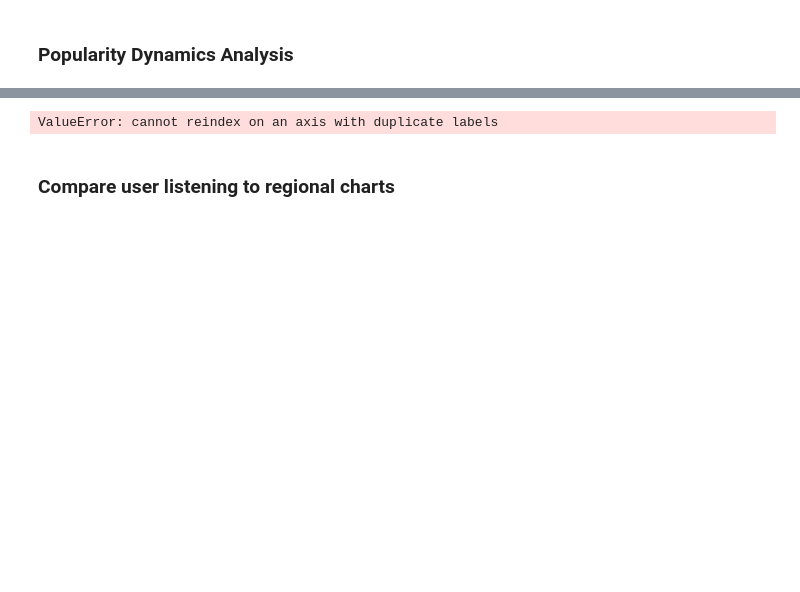
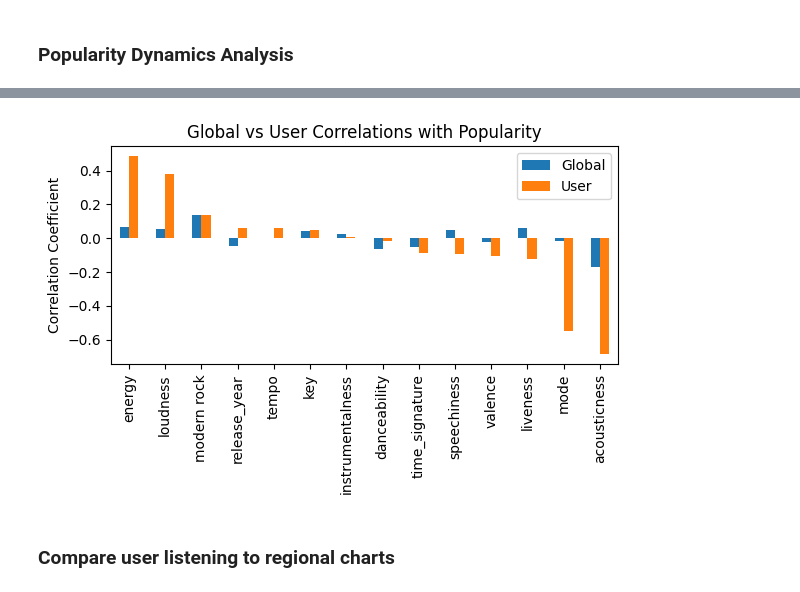
Before and after one commit to LNickelsburg/iss310-final-project, a Jupyter notebook: FinalProject.ipynb, the cells around one changed output, grey strips where cells are left out. Drawn from its saved outputs; the diff is of its cells as text; code cells hidden in the pictures; blank space fills up the shorter version.

```diff
--- a/FinalProject.ipynb
+++ b/FinalProject.ipynb
@@ -366,23 +399,25 @@ plt.show()
 # %%
 # Compute user-specific correlations
 user_correlation_matrix = user_listening_details_df[normalizable_features].corr()
 user_popularity_correlation = user_correlation_matrix["popularity"].sort_values(ascending=False)
-
 # Compare global vs user correlations
 comparison_df = pd.DataFrame({
     "Global": popularity_correlation.drop("popularity"),
     "User": user_popularity_correlation.drop("popularity")
 })
 
+comparison_df = comparison_df.dropna(subset=["User"])
+comparison_df = comparison_df.sort_values(by="User", ascending=False)
+
 # Plot comparison
 comparison_df.plot(kind="bar", figsize=(6,4))
 plt.title("Global vs User Correlations with Popularity")
 plt.ylabel("Correlation Coefficient")
-plt.xticks(rotation=45)
+plt.xticks(rotation=90)
 plt.tight_layout()
 plt.show()
 # %% [output]
-ValueError: cannot reindex on an axis with duplicate labels
+[figure, added]
 # %% [markdown]
 ### **Compare user listening to regional charts**
 # %%
```
Also changed, not shown: parts of 14 cells of this notebook, 1 other file.
